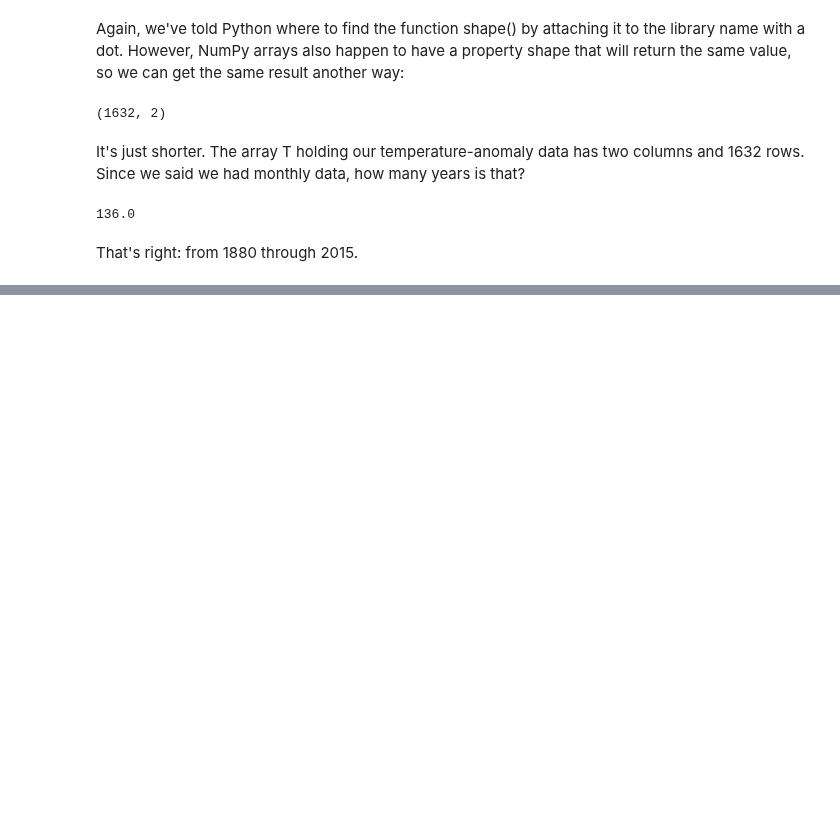
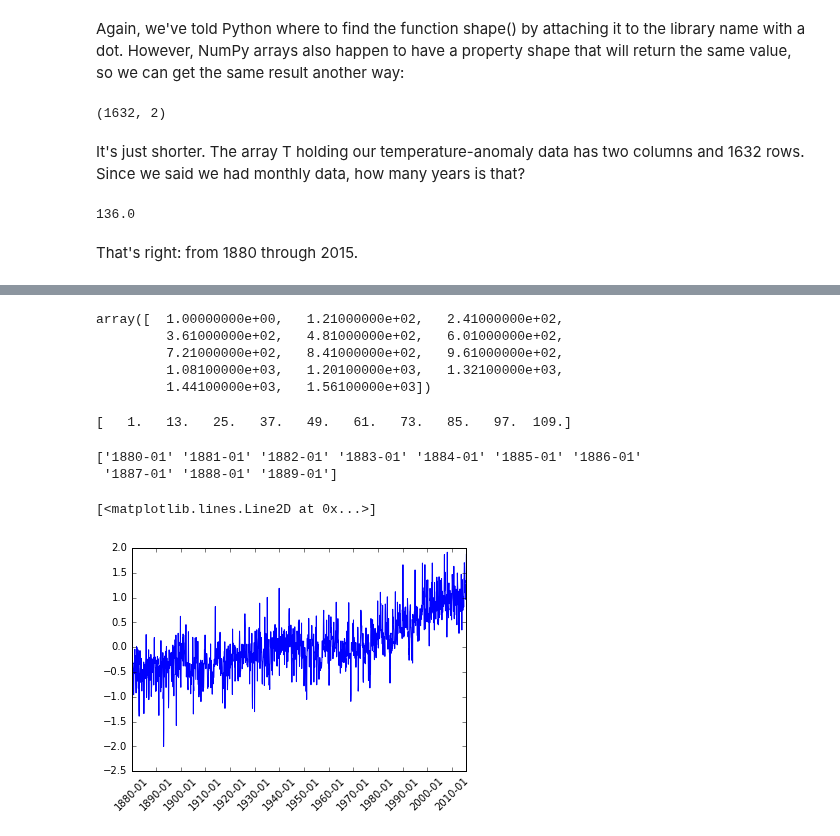
Before and after one commit to barbagroup/essential_skills_RRC, a Jupyter notebook: the_python_scientific_stack.ipynb, the cells around one changed output, grey strips where cells are left out. Drawn from its saved outputs; the diff is of its cells as text; code cells hidden in the pictures; blank space fills up the shorter version.

```diff
--- a/the_python_scientific_stack.ipynb
+++ b/the_python_scientific_stack.ipynb
@@ -103,0 +143,2 @@ That's right: from 1880 through 2015.
+# %%
+date = numpy.arange('1880', '2016', dtype=('datetime64[M]'))
@@ -103,0 +157,2 @@ That's right: from 1880 through 2015.
+# %%
+x = numpy.linspace(1, 1632, 1632)
@@ -103,0 +172,10 @@ That's right: from 1880 through 2015.
+# %%
+x[::12*10]
+# %% [output]
+array([  1.00000000e+00,   1.21000000e+02,   2.41000000e+02,
+         3.61000000e+02,   4.81000000e+02,   6.01000000e+02,
+         7.21000000e+02,   8.41000000e+02,   9.61000000e+02,
+         1.08100000e+03,   1.20100000e+03,   1.32100000e+03,
+         1.44100000e+03,   1.56100000e+03])
+# %%
+year = date[::12*10]
@@ -104,3 +184,20 @@ That's right: from 1880 through 2015.
+# %%
+print(test[0:10])
+# %% [output]
+[   1.   13.   25.   37.   49.   61.   73.   85.   97.  109.]
+# %%
+test_y=date[::12]
+print(test_y[0:10])
+# %% [output]
+['1880-01' '1881-01' '1882-01' '1883-01' '1884-01' '1885-01' '1886-01'
+ '1887-01' '1888-01' '1889-01']
+# %%
+pyplot.xticks(x[::12*10], year, rotation=45)
+
+pyplot.plot(x,T_land[:,1])
+# %% [output]
+[<matplotlib.lines.Line2D at 0x...>]
+[figure, added]
 # %%
 #Ignore this cell, It simply loads a style for the notebook.
 
```
Also changed, not shown: parts of 18 cells of this notebook.
